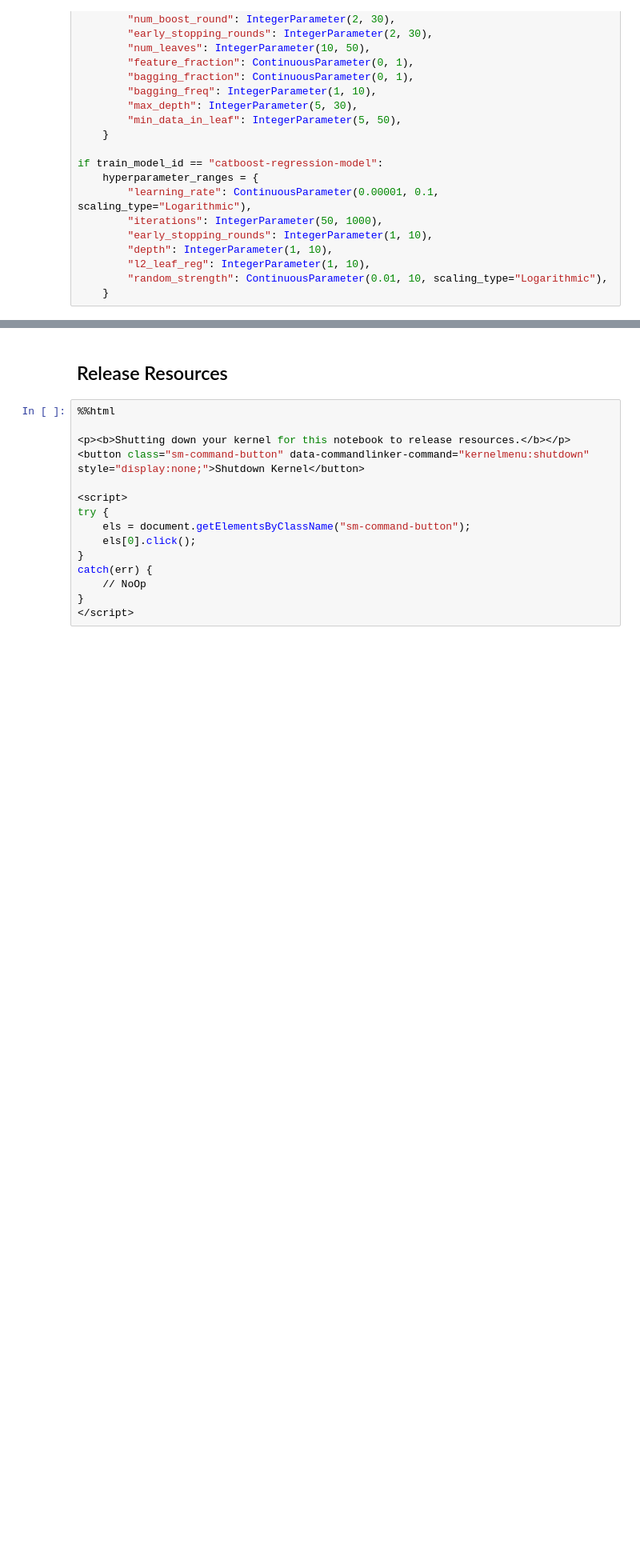
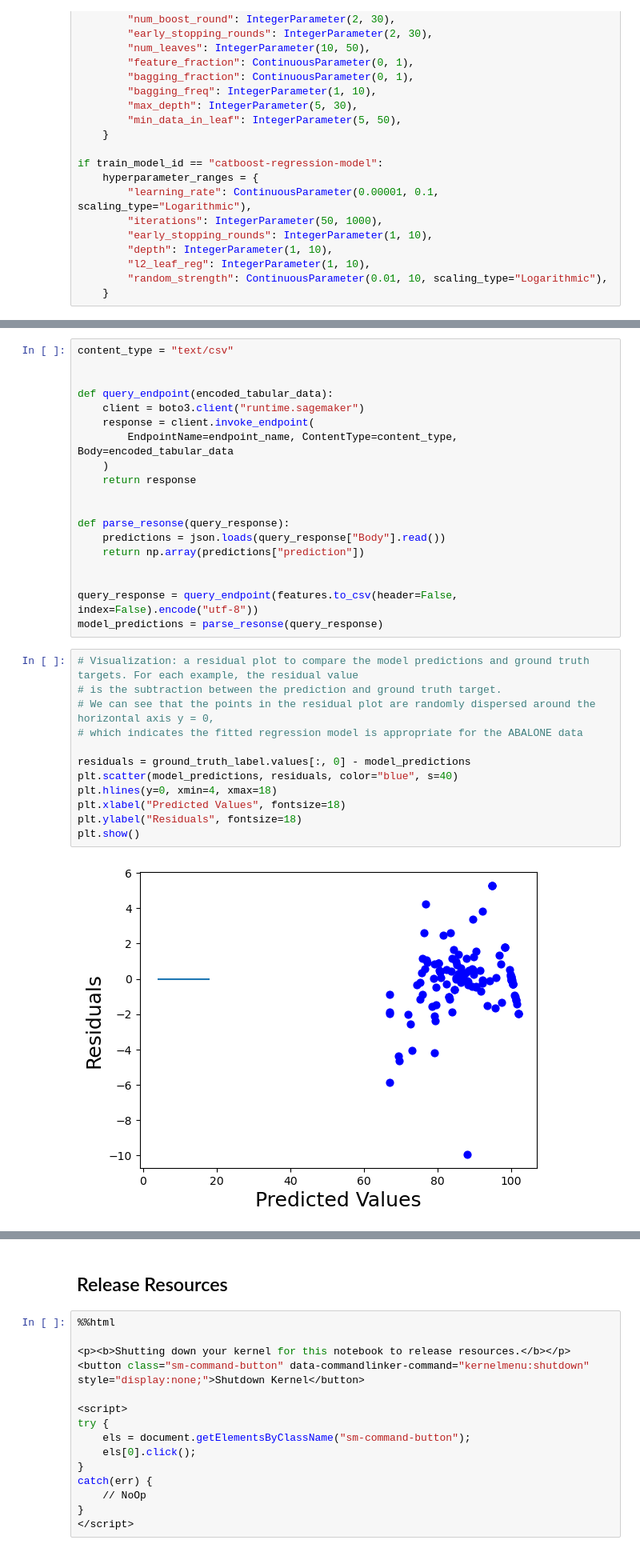
Before and after one commit to mchang674/ads-508-team-project, a Jupyter notebook: Data_ingest.ipynb, the cells around one changed output, grey strips where cells are left out. Shown at 80% size. Saved outputs shown, nothing was run; the diff lists cells and outputs as text; blank space fills up the shorter version.

```diff
--- a/Data_ingest.ipynb
+++ b/Data_ingest.ipynb
@@ -843,0 +996,33 @@ https://docs.aws.amazon.com/sagemaker/latest/dg/sagemaker-python-sdk-troubleshoo
+# %%
+content_type = "text/csv"
+
+
+def query_endpoint(encoded_tabular_data):
+    client = boto3.client("runtime.sagemaker")
+    response = client.invoke_endpoint(
+        EndpointName=endpoint_name, ContentType=content_type, Body=encoded_tabular_data
+    )
+    return response
+
+
+def parse_resonse(query_response):
+    predictions = json.loads(query_response["Body"].read())
+    return np.array(predictions["prediction"])
+
+
+query_response = query_endpoint(features.to_csv(header=False, index=False).encode("utf-8"))
+model_predictions = parse_resonse(query_response)
+# %%
+# Visualization: a residual plot to compare the model predictions and ground truth targets. For each example, the residual value
+# is the subtraction between the prediction and ground truth target.
+# We can see that the points in the residual plot are randomly dispersed around the horizontal axis y = 0,
+# which indicates the fitted regression model is appropriate for the ABALONE data
+
+residuals = ground_truth_label.values[:, 0] - model_predictions
+plt.scatter(model_predictions, residuals, color="blue", s=40)
+plt.hlines(y=0, xmin=4, xmax=18)
+plt.xlabel("Predicted Values", fontsize=18)
+plt.ylabel("Residuals", fontsize=18)
+plt.show()
+# %% [output]
+[figure, added]
```
Also changed, not shown: parts of 25 cells of this notebook, 3 other files.
